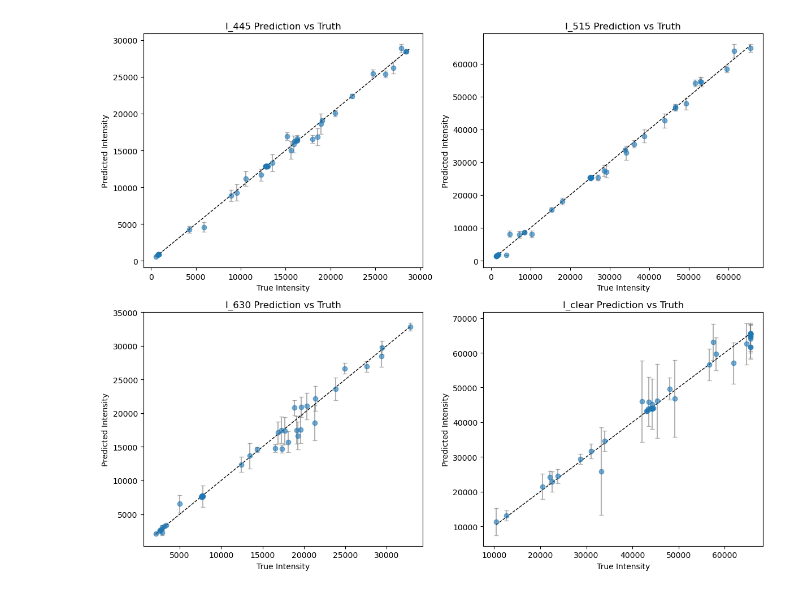
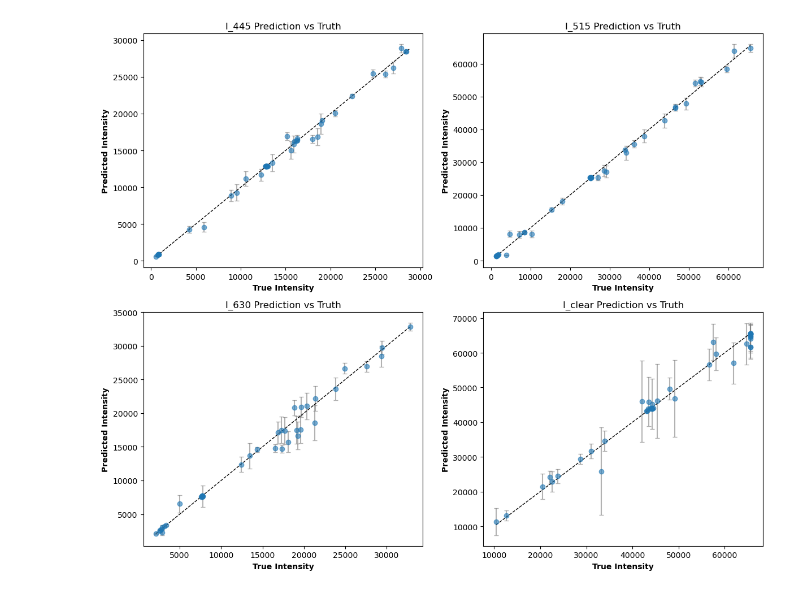
Before and after one commit to BaosenZ/Claude-Light-Collab, a Jupyter notebook: s6_vis.ipynb, the cells around one changed output. Drawn from its saved outputs; the diff is of its cells as text; code cells hidden in the pictures.

```diff
--- a/s6_vis.ipynb
+++ b/s6_vis.ipynb
@@ -22,31 +22,30 @@ df_true.head(2)
 # %%
 true_cols = ['I_445', 'I_515', 'I_630', 'I_clear']
 pred_cols = [f'{c}_pred' for c in true_cols]
 std_cols = [f'{c}_std' for c in true_cols]
 
-# Make subplots
 fig, axes = plt.subplots(2, 2, figsize=(12, 10))
 axes = axes.flatten()
 
 for i, col in enumerate(true_cols):
     ax = axes[i]
 
     ax.errorbar(
         df_true[col],
         df_pred_results[pred_cols[i]],
         yerr=df_pred_results[std_cols[i]],
         fmt='o', alpha=0.6, ecolor='gray', capsize=3
     )
 
     min_val = min(df_true[col].min(), df_pred_results[pred_cols[i]].min())
     max_val = max(df_true[col].max(), df_pred_results[pred_cols[i]].max())
     ax.plot([min_val, max_val], [min_val, max_val], 'k--', linewidth=1)
 
     ax.set_title(f"{col} Prediction vs Truth")
-    ax.set_xlabel("True Intensity")
-    ax.set_ylabel("Predicted Intensity")
+    ax.set_xlabel("True Intensity", fontweight='bold')
+    ax.set_ylabel("Predicted Intensity", fontweight='bold')
 
 plt.tight_layout()
 plt.show()
 # %% [output]
-[figure, old version]
+[figure, new version]
```
